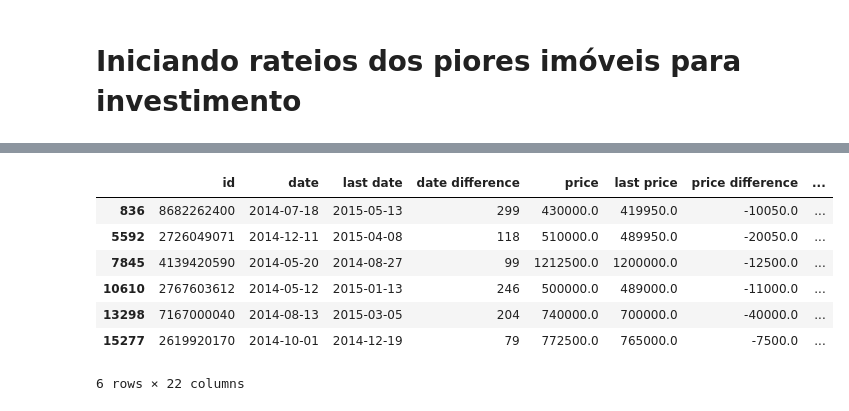
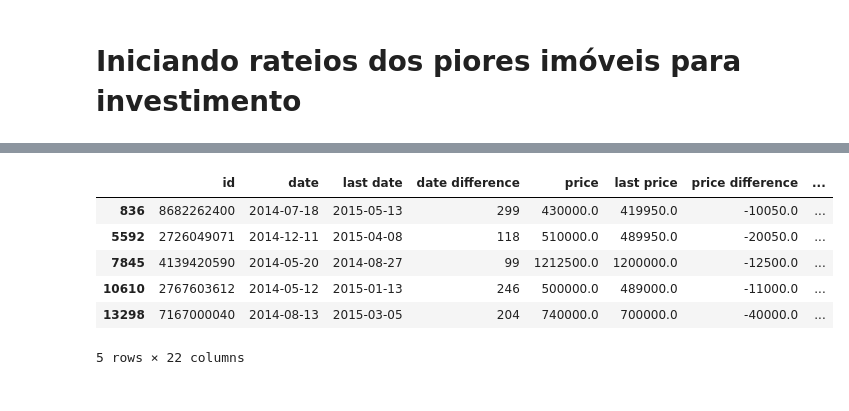
Before and after one commit to michellssgui22/PROJETOS_ESTUDO_DATASCIENCE, a Jupyter notebook: Mini_Projeto_Roof_Imoveis.ipynb, the cells around one changed output, grey strips where cells are left out. Saved outputs shown, nothing was run; the diff lists cells and outputs as text; code cells hidden in the pictures.

```diff
--- a/Mini_Projeto_Roof_Imoveis.ipynb
+++ b/Mini_Projeto_Roof_Imoveis.ipynb
@@ -588,3 +588,6 @@ fig.show()
 [interactive output not drawn]
 # %% [markdown]
 # Iniciando rateios dos piores imóveis para investimento
+# %%
+df_desvalorizados = df_multsells.loc[df_multsells['valorization per day'] < 0]
+df_desvalorizados
@@ -591,11 +603,10 @@ fig.show()
 # %%
-df_multsells[df_multsells['price difference']<0]
+df_desvalorizados[df_desvalorizados['price difference']<0].head(5)
 # %% [output]
 |  | id | date | last date | date difference | price | last price | price difference | ... |
 | 836 | 8682262400 | 2014-07-18 | 2015-05-13 | 299 | 430000.0 | 419950.0 | -10050.0 | ... |
 | 5592 | 2726049071 | 2014-12-11 | 2015-04-08 | 118 | 510000.0 | 489950.0 | -20050.0 | ... |
 | 7845 | 4139420590 | 2014-05-20 | 2014-08-27 | 99 | 1212500.0 | 1200000.0 | -12500.0 | ... |
 | 10610 | 2767603612 | 2014-05-12 | 2015-01-13 | 246 | 500000.0 | 489000.0 | -11000.0 | ... |
 | 13298 | 7167000040 | 2014-08-13 | 2015-03-05 | 204 | 740000.0 | 700000.0 | -40000.0 | ... |
-| 15277 | 2619920170 | 2014-10-01 | 2014-12-19 | 79 | 772500.0 | 765000.0 | -7500.0 | ... |
-6 rows × 22 columns
+5 rows × 22 columns
```
Also changed, not shown: parts of 1 cell of this notebook.
